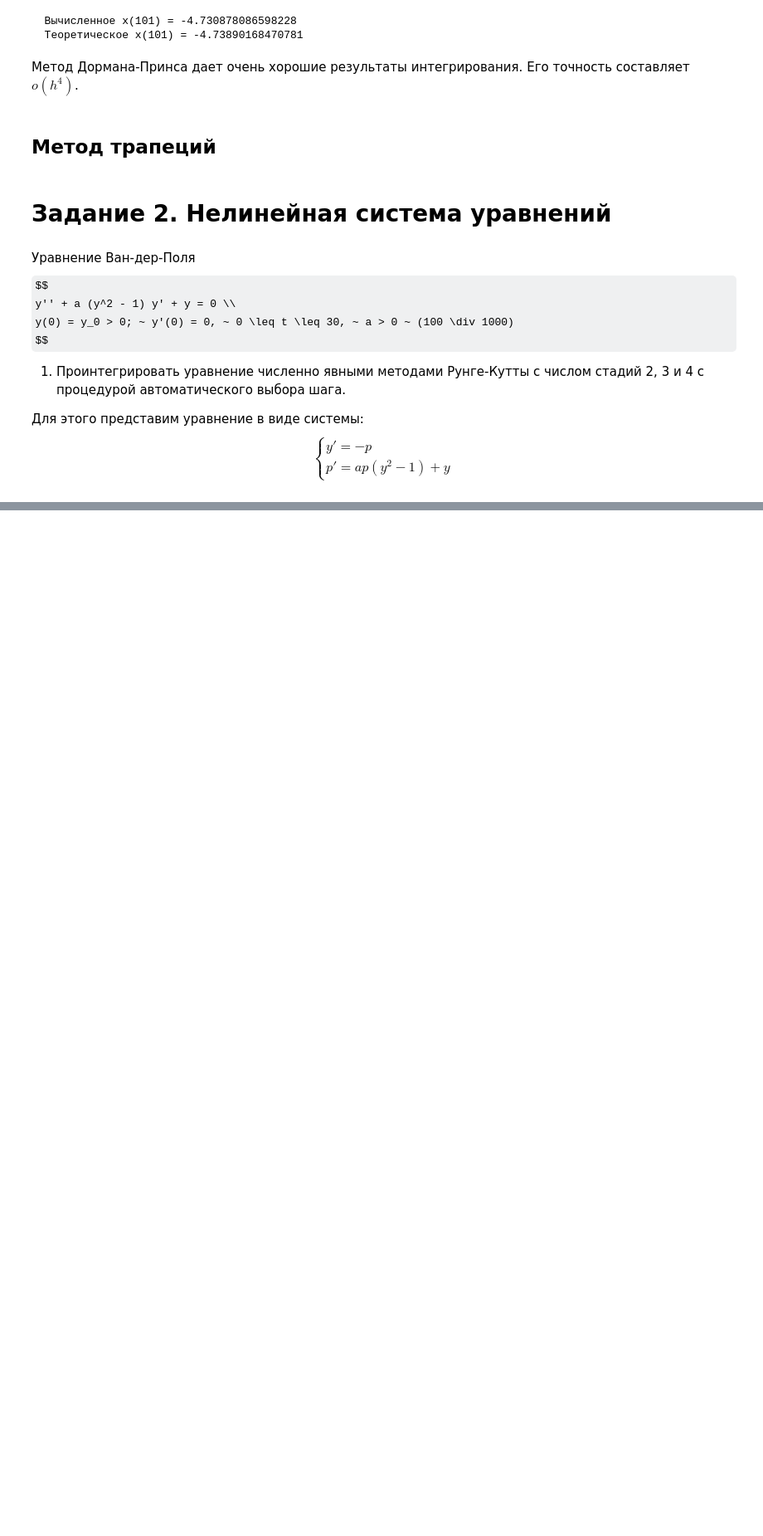
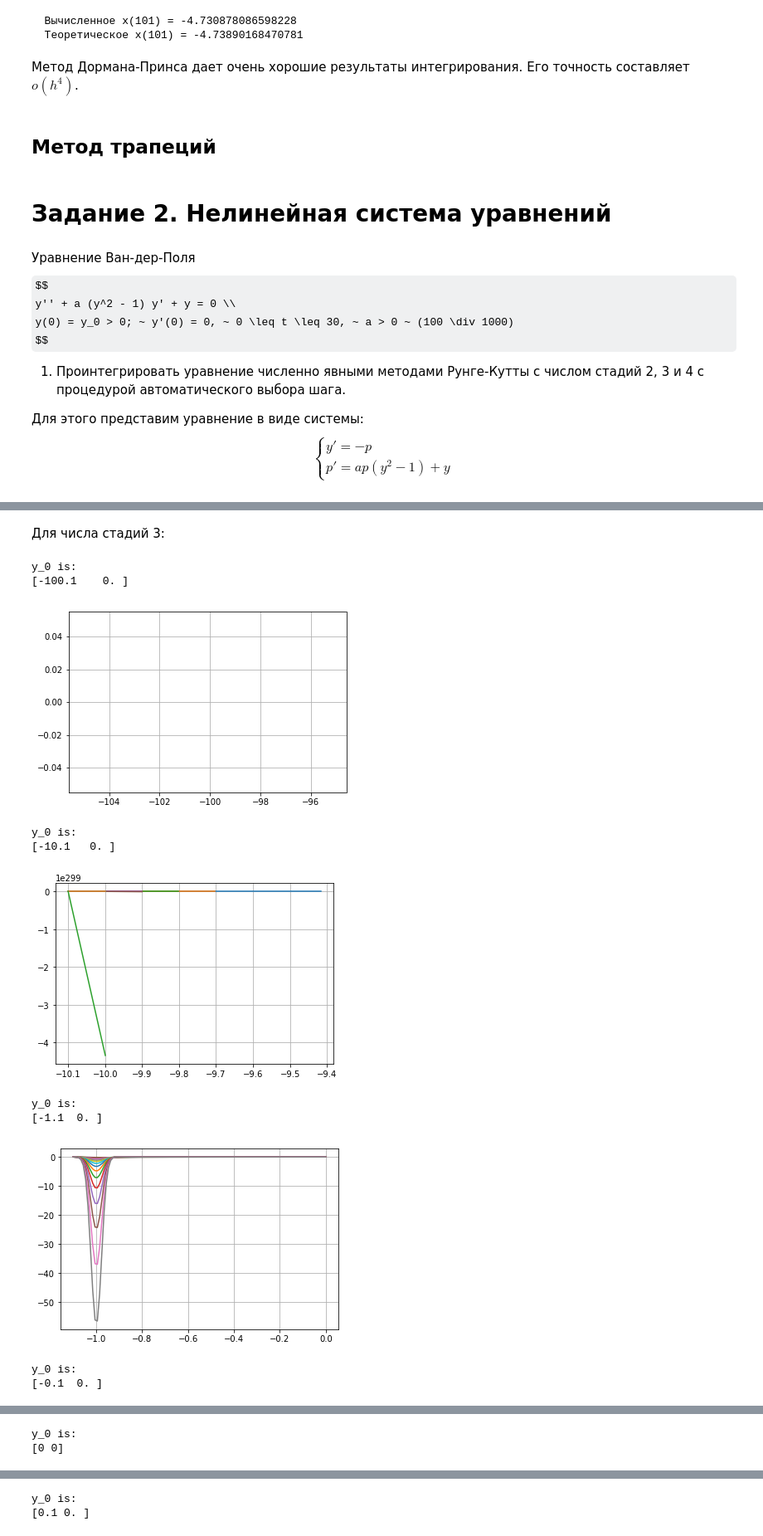
Before and after one commit to alekseik1/calc_math-labs, a Jupyter notebook: main.ipynb, the cells around one changed output, grey strips where cells are left out. Shown: that part at 83% size. Saved outputs shown, nothing was run; the diff lists cells and outputs as text; code cells hidden in the pictures; some formulas as TeX source; blank space fills up the shorter version.

```diff
--- a/main.ipynb
+++ b/main.ipynb
@@ -243,0 +265,17 @@ class Runge:
+# %% [markdown]
+Для числа стадий 3:
+# %%
+runge_kutta(system=system_of_eq, y_0_range=y_0_range, a_range=a_range, t_range=t_range,
+            number_of_stages=3)
+# %% [output]
+y_0 is:
+[-100.1    0. ]
+[figure, added]
+y_0 is:
+[-10.1   0. ]
+[figure, added]
+y_0 is:
+[-1.1  0. ]
+[figure, added]
+y_0 is:
+[-0.1  0. ]
@@ -243,0 +283,2 @@ class Runge:
+y_0 is:
+[0 0]
@@ -243,0 +286,2 @@ class Runge:
+y_0 is:
+[0.1 0. ]
```
Also changed, not shown: parts of 13 cells of this notebook.
